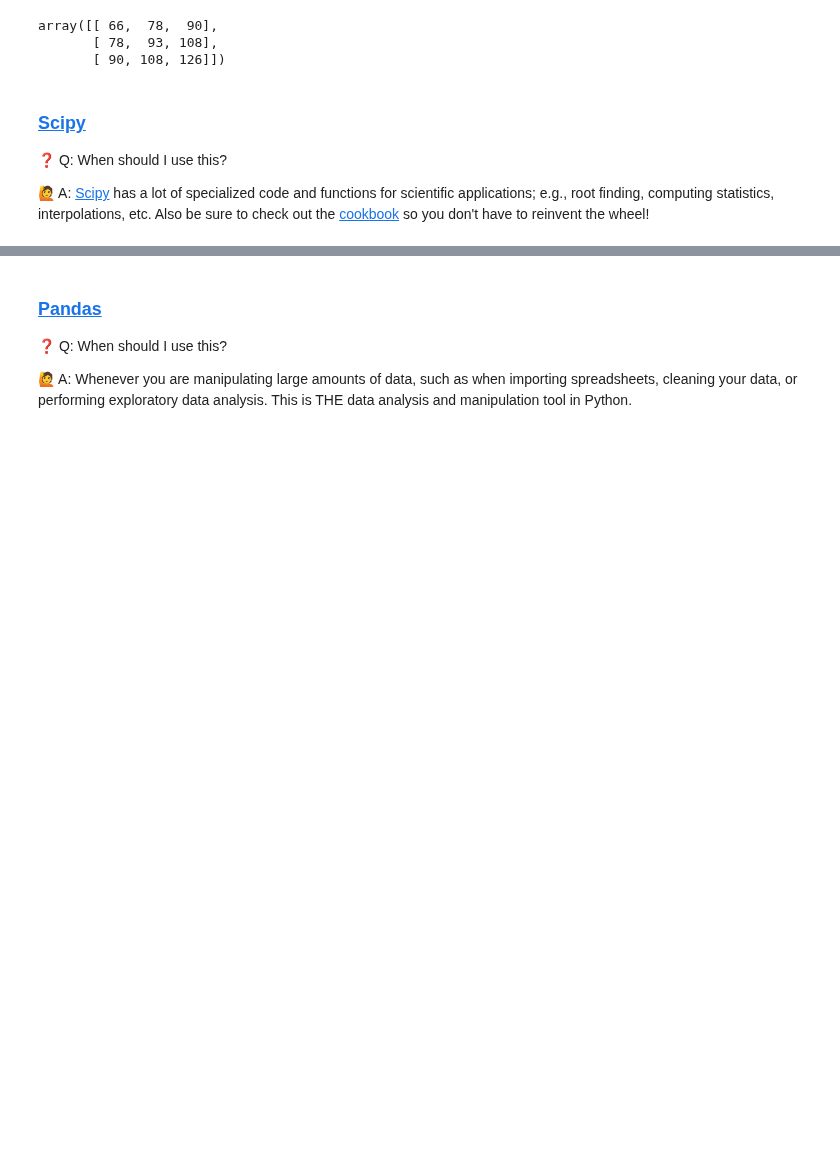
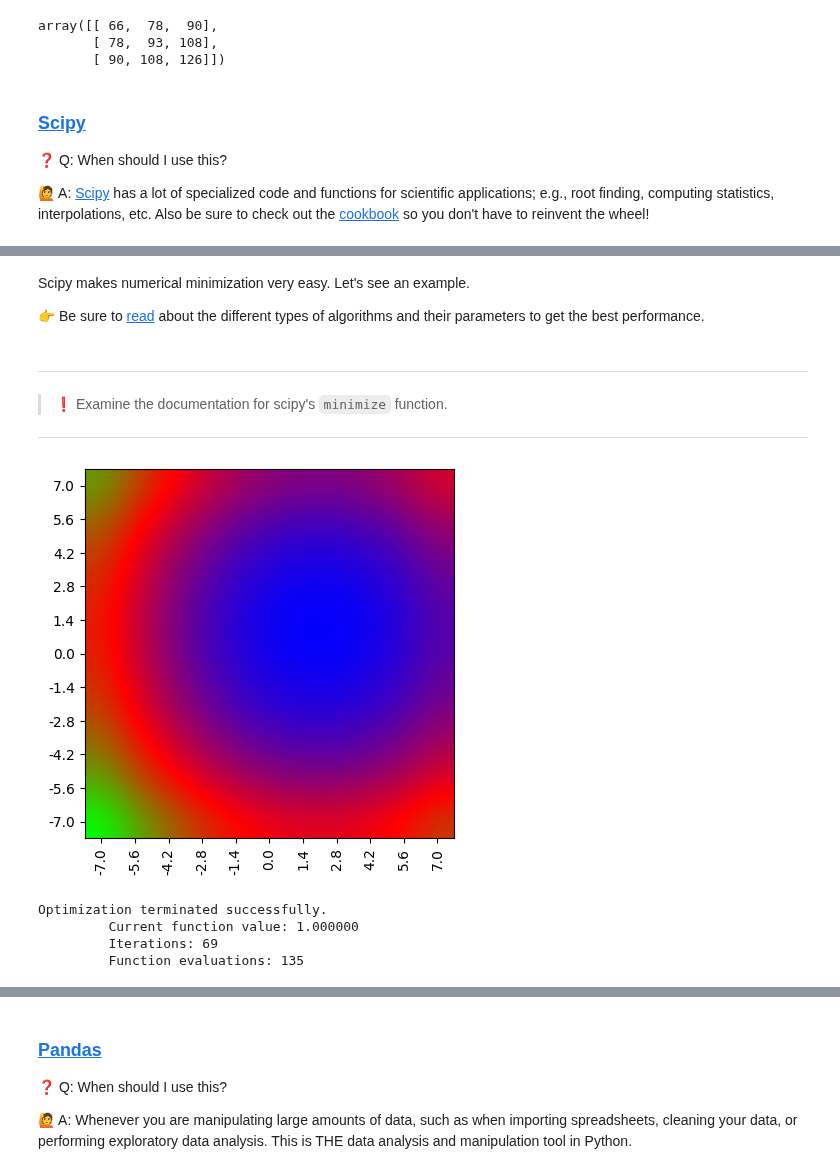
Before and after one commit to mahynski/chemometric-carpentry, a Jupyter notebook: notebooks/Introduction.ipynb, the cells around one changed output, grey strips where cells are left out. Saved outputs shown, nothing was run; the diff lists cells and outputs as text; code cells hidden in the pictures; blank space fills up the shorter version.

```diff
--- a/notebooks/Introduction.ipynb
+++ b/notebooks/Introduction.ipynb
@@ -895,0 +1009,9 @@ For chemometric applications, the most useful tools are typically [statistics](h
+# %%
+import scipy.linalg
+x = np.array(
+    [
+        [1, 2, 3],
+        [6, 5, 4],
+        [0, 1, 0]
+    ]
+)
@@ -895,0 +1054,4 @@ For chemometric applications, the most useful tools are typically [statistics](h
+# %% [markdown]
+Scipy makes numerical minimization very easy. Let's see an example.
+
+👉 Be sure to [read](https://docs.scipy.org/doc/scipy/tutorial/optimize.html#) about the different types of algorithms and their parameters to get the best performance.
@@ -895,0 +1060,4 @@ For chemometric applications, the most useful tools are typically [statistics](h
+# %% [markdown]
+---
+> ❗ Examine the documentation for scipy's `minimize` function.
+---
@@ -895,0 +1066,18 @@ For chemometric applications, the most useful tools are typically [statistics](h
+# %%
+def my_function(x):
+    # x can be a vector!
+    x_ = x[0]
+    y_ = x[1]
+
+    return (x_-1)**2 + (y_-2)**2 + 1
+# %%
+Z = np.zeros((11, 11), dtype=float)
+for i, x in enumerate(np.linspace(-7, 7, 11)):
+    for j, y in enumerate(np.linspace(-7, 7, 11)):
+        Z[i,j] = my_function([x, y])
+
+ax = plt.imshow(Z, cmap='brg', interpolation='bicubic', origin='lower')
+_ = plt.xticks(range(11), ['%.1f'%x_ for x_ in np.linspace(-7, 7, 11)], rotation=90)
+_ = plt.yticks(range(11), ['%.1f'%x_ for x_ in np.linspace(-7, 7, 11)], rotation=0)
+# %% [output]
+[figure, added]
@@ -895,0 +1086,12 @@ For chemometric applications, the most useful tools are typically [statistics](h
+# %%
+result = minimize(
+    fun=my_function,
+    x0=initial_guess,
+    method='nelder-mead',
+    options={'xatol': 1e-8, 'disp': True}
+)
+# %% [output]
+Optimization terminated successfully.
+         Current function value: 1.000000
+         Iterations: 69
+         Function evaluations: 135
```
Also changed, not shown: parts of 37 cells of this notebook.
